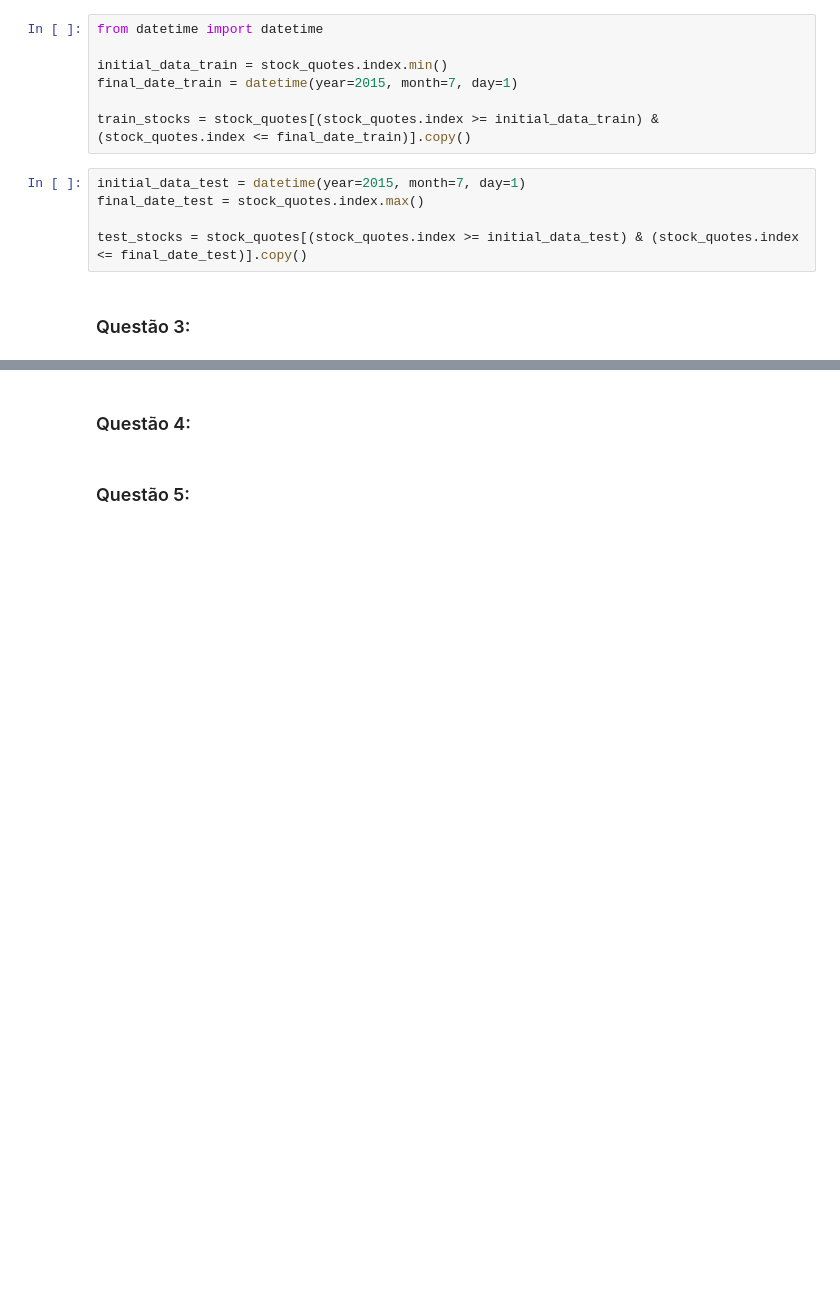
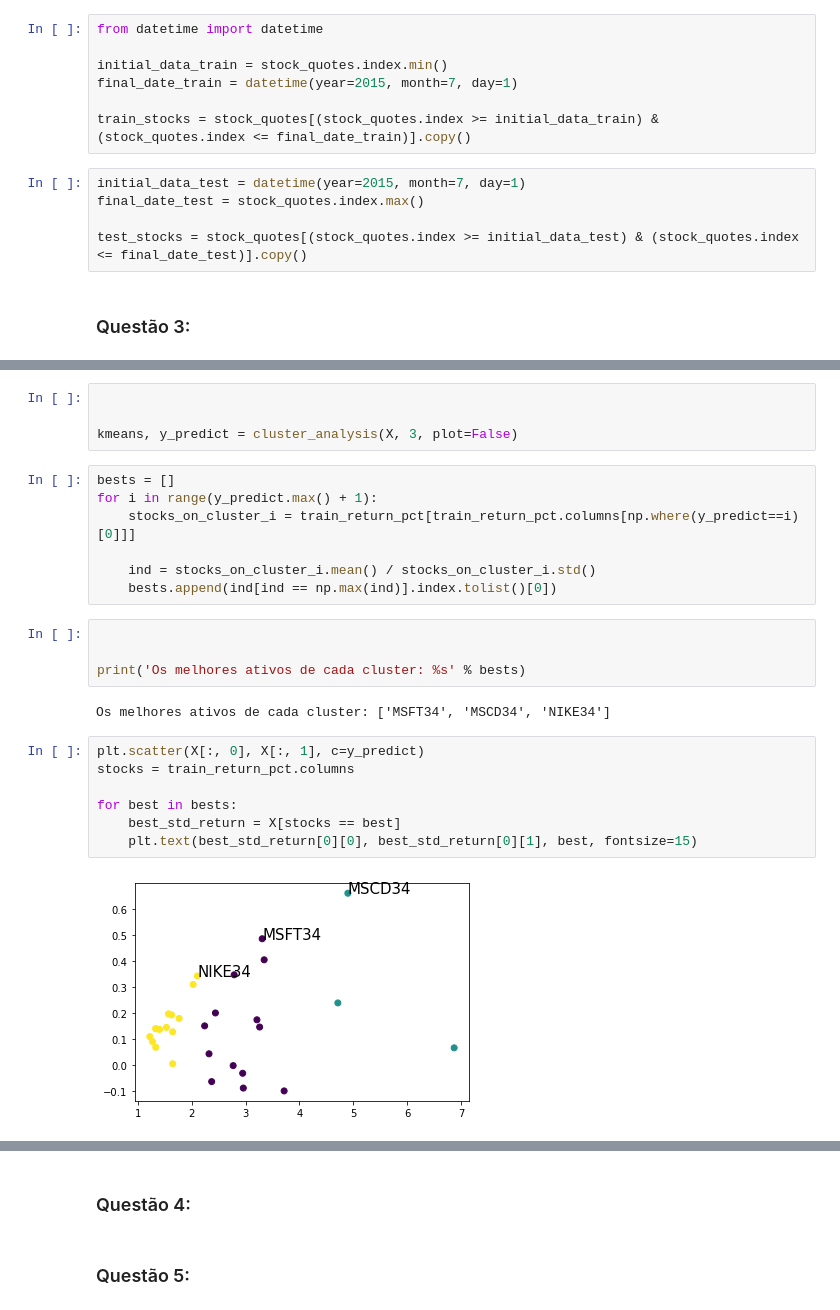
Before and after one commit to lucianosz7/PSF-Harry_Markowitz, a Jupyter notebook: Primeira_Atividade_Prática_Avaliativa_questao01_feita.ipynb, the cells around one changed output, grey strips where cells are left out. Cells and saved outputs as stored; diff of their text form; blank space fills up the shorter version.

```diff
--- a/Primeira_Atividade_Prática_Avaliativa_questao01_feita.ipynb
+++ b/Primeira_Atividade_Prática_Avaliativa_questao01_feita.ipynb
@@ -290,0 +307,26 @@ test_stocks = stock_quotes[(stock_quotes.index >= initial_data_test) & (stock_qu
+# %%
+
+
+kmeans, y_predict = cluster_analysis(X, 3, plot=False)
+# %%
+bests = []
+for i in range(y_predict.max() + 1):
+    stocks_on_cluster_i = train_return_pct[train_return_pct.columns[np.where(y_predict==i)[0]]]
+
+    ind = stocks_on_cluster_i.mean() / stocks_on_cluster_i.std()
+    bests.append(ind[ind == np.max(ind)].index.tolist()[0])
+# %%
+
+
+print('Os melhores ativos de cada cluster: %s' % bests)
+# %% [output]
+Os melhores ativos de cada cluster: ['MSFT34', 'MSCD34', 'NIKE34']
+# %%
+plt.scatter(X[:, 0], X[:, 1], c=y_predict)
+stocks = train_return_pct.columns
+
+for best in bests:
+    best_std_return = X[stocks == best]
+    plt.text(best_std_return[0][0], best_std_return[0][1], best, fontsize=15)
+# %% [output]
+[figure, added]
```
Also changed, not shown: parts of 13 cells of this notebook, 1 other file.
